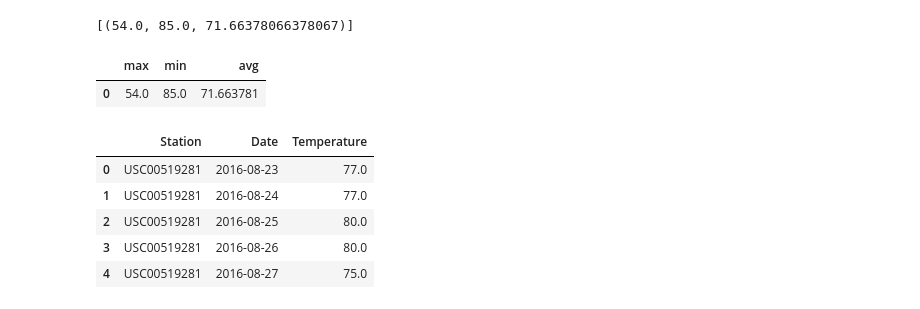
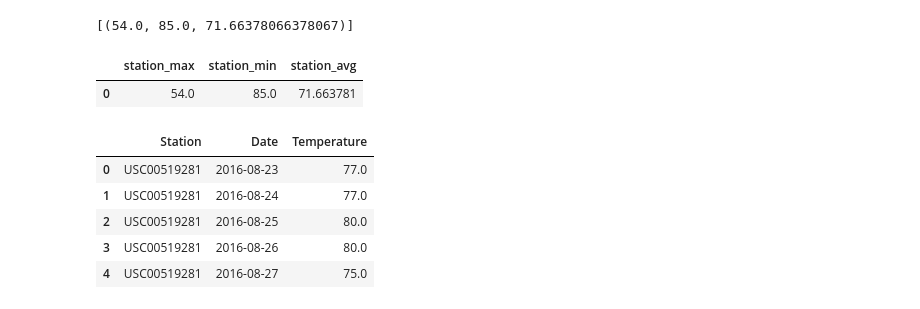
Before and after one commit to JohnMowry77/sqlalchemy-challenge, a Jupyter notebook: climate_starter_use_me.ipynb, the cells around one changed output. Cells and saved outputs as stored; diff of their text form; code cells hidden in the pictures.

```diff
--- a/climate_starter_use_me.ipynb
+++ b/climate_starter_use_me.ipynb
@@ -181,12 +179,16 @@ results_one=session.query(*sel).filter(Measurement.station==most_active_station)
 results_one
 # %% [output]
 [(54.0, 85.0, 71.66378066378067)]
-# %%
-df=pd.DataFrame(results_one, columns=['max', 'min', 'avg'])
-df
-# %% [output]
-|  | max | min | avg |
-| 0 | 54.0 | 85.0 | 71.663781 |
+# %%
+# station_min=func.min(Measurement.tobs).label('station_min')
+# station_max=func.max(Measurement.tobs).label('station_max')
+# station_mean=func.avg(Measurement.tobs).label('station_mean')
+
+df=pd.DataFrame(results_one, columns=['station_max', 'station_min', 'station_avg'])
+df
+# %% [output]
+|  | station_max | station_min | station_avg |
+| 0 | 54.0 | 85.0 | 71.663781 |
 # %%
 # Choose the station with the highest number of temperature observations.
 # Query the last 12 months of temperature observation data for this station and plot the results as a histogram
```
Also changed, not shown: parts of 1 cell of this notebook, 1 other file.
